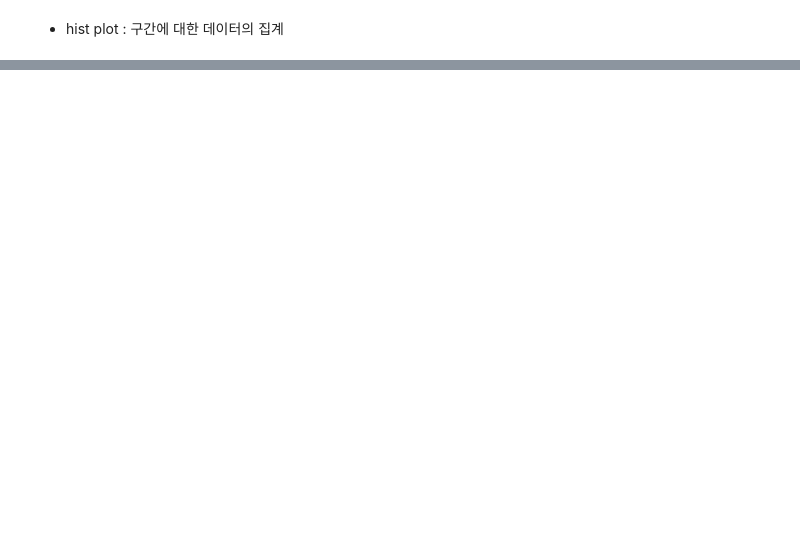
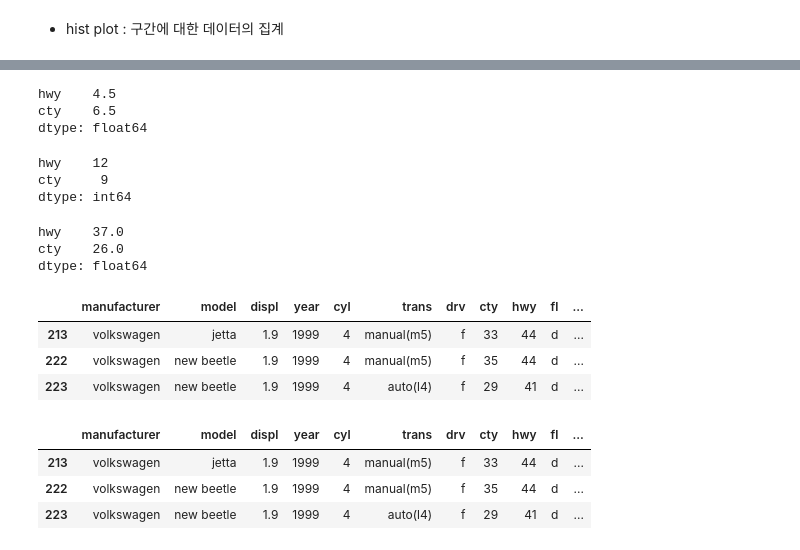
Before and after one commit to JUICE-JinHyeong/multicampus_JH, a Jupyter notebook: np_pd_visualization/2022_bunseok_visualization_02.ipynb, the cells around one changed output, grey strips where cells are left out. Saved outputs shown, nothing was run; the diff lists cells and outputs as text; code cells hidden in the pictures; blank space fills up the shorter version.

```diff
--- a/np_pd_visualization/2022_bunseok_visualization_02.ipynb
+++ b/np_pd_visualization/2022_bunseok_visualization_02.ipynb
@@ -792,0 +793,5 @@ plt.close()
+# %%
+# IQR (3사분위 수 - 1사분위 수의 차)
+
+iqr = outlier_frm.quantile(q=0.75) - outlier_frm.quantile(q=0.25)
+iqr
@@ -792,0 +802,7 @@ plt.close()
+# %%
+lower = outlier_frm.quantile(q=0.25) - 1.5 * iqr
+upper = outlier_frm.quantile(q=0.75) + 1.5 * iqr
+
+print(lower)
+print()
+print(upper)
@@ -792,0 +817,34 @@ plt.close()
+# %%
+outlier_frm.quantile(q=0.25) - 1.5 * iqr
+# %% [output]
+hwy    4.5
+cty    6.5
+dtype: float64
+# %%
+lower_outlier = outlier_frm[outlier_frm > lower].min()
+lower_outlier
+# %% [output]
+hwy    12
+cty     9
+dtype: int64
+# %%
+upper_outlier = outlier_frm[outlier_frm < upper].max()
+upper_outlier
+# %% [output]
+hwy    37.0
+cty    26.0
+dtype: float64
+# %%
+mpg_frm[mpg_frm['hwy'] > upper_outlier['hwy']]
+# %% [output]
+|  | manufacturer | model | displ | year | cyl | trans | drv | cty | hwy | fl | ... |
+| 213 | volkswagen | jetta | 1.9 | 1999 | 4 | manual(m5) | f | 33 | 44 | d | ... |
+| 222 | volkswagen | new beetle | 1.9 | 1999 | 4 | manual(m5) | f | 35 | 44 | d | ... |
+| 223 | volkswagen | new beetle | 1.9 | 1999 | 4 | auto(l4) | f | 29 | 41 | d | ... |
+# %%
+mpg_frm.query('hwy > ' + str(upper_outlier['hwy']))
+# %% [output]
+|  | manufacturer | model | displ | year | cyl | trans | drv | cty | hwy | fl | ... |
+| 213 | volkswagen | jetta | 1.9 | 1999 | 4 | manual(m5) | f | 33 | 44 | d | ... |
+| 222 | volkswagen | new beetle | 1.9 | 1999 | 4 | manual(m5) | f | 35 | 44 | d | ... |
+| 223 | volkswagen | new beetle | 1.9 | 1999 | 4 | auto(l4) | f | 29 | 41 | d | ... |
```
Also changed, not shown: parts of 31 cells of this notebook, 10 other files.
